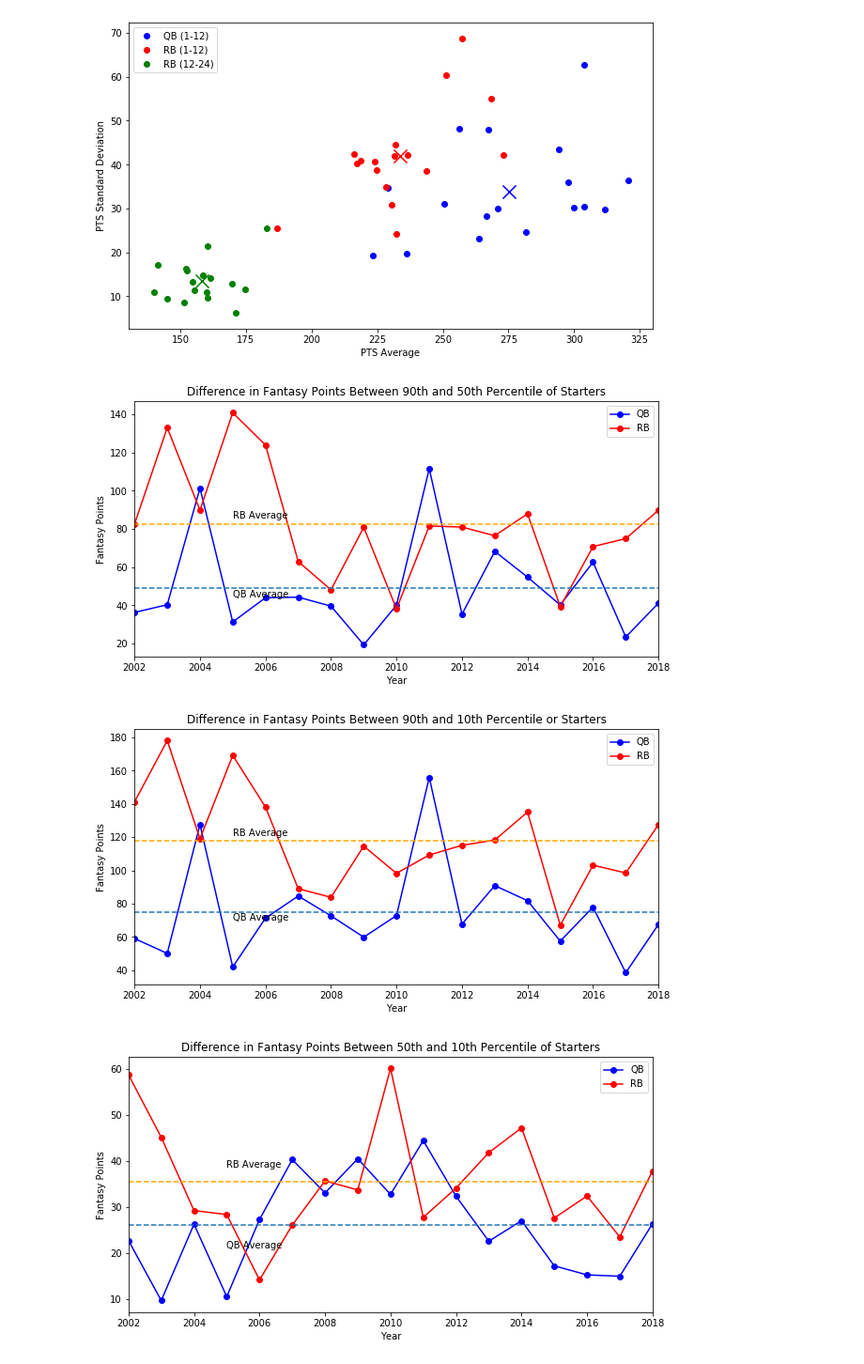
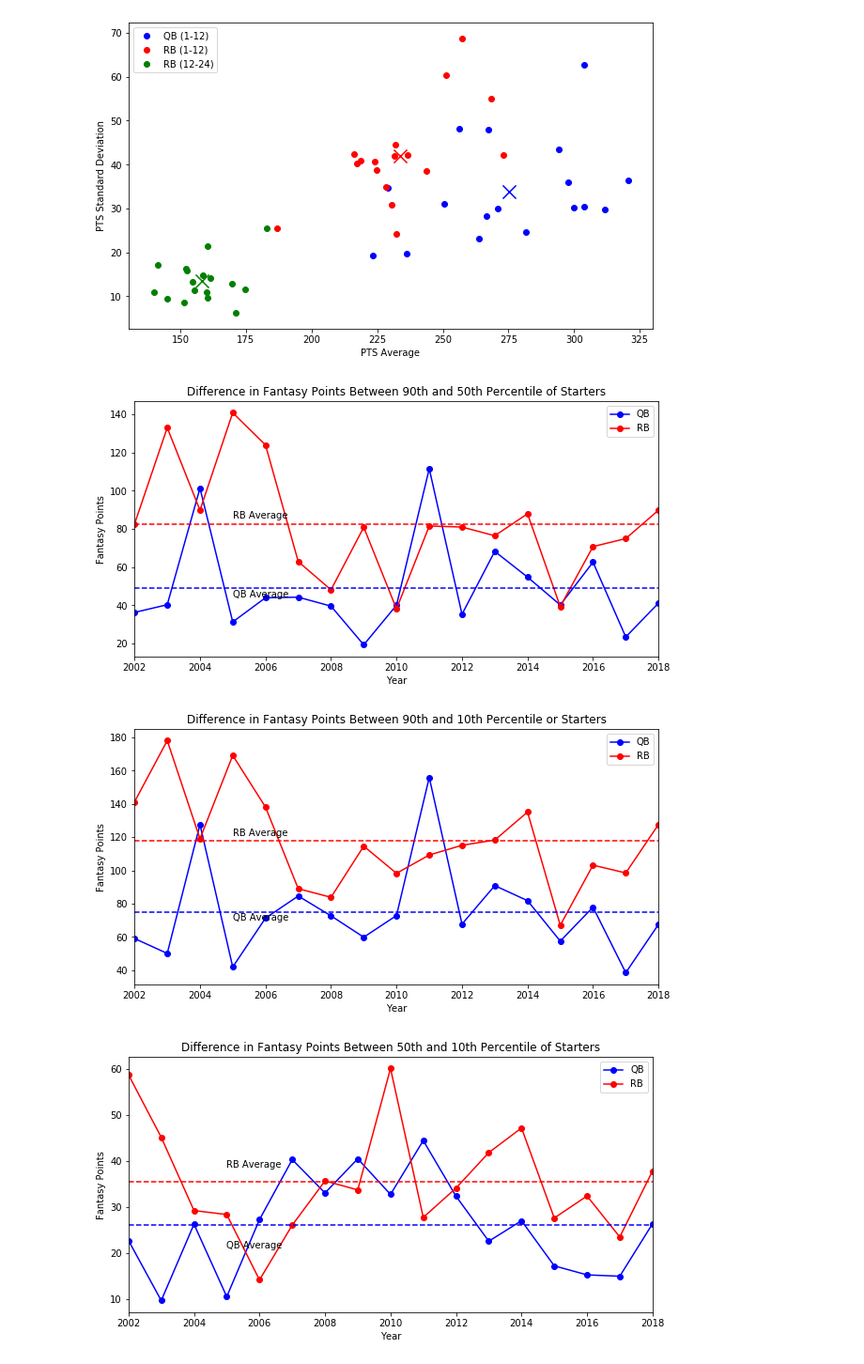
Before and after one commit to jlwalsh13/Capstone_1, a Jupyter notebook: ff_data_exploration.ipynb, the cells around one changed output. Shown at 94% size. Saved outputs shown, nothing was run; the diff lists cells and outputs as text; code cells hidden in the pictures.

```diff
--- a/ff_data_exploration.ipynb
+++ b/ff_data_exploration.ipynb
@@ -508,39 +508,39 @@ pctl_diff.index = range(2002, 2019)
 data2 = {'QB': QB_diff2, 'RB': RB_diff2}
 pctl_diff2 = pd.DataFrame(data2)
 pctl_diff2.index = range(2002, 2019)
 
 data3 = {'QB': QB_diff3, 'RB': RB_diff3}
 pctl_diff3 = pd.DataFrame(data3)
 pctl_diff3.index = range(2002, 2019)
 
 pctl_diff.plot(figsize=(10,5), marker='o', color=['blue', 'red'])
 plt.xlabel('Year')
 plt.ylabel('Fantasy Points')
 plt.title('Difference in Fantasy Points Between 90th and 50th Percentile of Starters')
-plt.axhline(np.mean(QB_diff), linestyle='--')
+plt.axhline(np.mean(QB_diff), color='blue', linestyle='--')
 plt.text(2005, np.mean(QB_diff)-5, 'QB Average')
-plt.axhline(np.mean(RB_diff), color='orange', linestyle='--')
+plt.axhline(np.mean(RB_diff), color='red', linestyle='--')
 plt.text(2005, np.mean(RB_diff)+3, 'RB Average')
 
 pctl_diff2.plot(figsize=(10,5), marker='o', color=['blue', 'red'])
 plt.xlabel('Year')
 plt.ylabel('Fantasy Points')
 plt.title('Difference in Fantasy Points Between 90th and 10th Percentile or Starters')
-plt.axhline(np.mean(QB_diff2), linestyle='--')
+plt.axhline(np.mean(QB_diff2), color='blue', linestyle='--')
 plt.text(2005, np.mean(QB_diff2)-5, 'QB Average')
-plt.axhline(np.mean(RB_diff2), color='orange', linestyle='--')
+plt.axhline(np.mean(RB_diff2), color='red', linestyle='--')
 plt.text(2005, np.mean(RB_diff2)+3, 'RB Average')
 
 pctl_diff3.plot(figsize=(10,5), marker='o', color=['blue', 'red'])
 plt.xlabel('Year')
 plt.ylabel('Fantasy Points')
 plt.title('Difference in Fantasy Points Between 50th and 10th Percentile of Starters')
-plt.axhline(np.mean(QB_diff3), linestyle='--')
+plt.axhline(np.mean(QB_diff3), color='blue', linestyle='--')
 plt.text(2005, np.mean(QB_diff3)-5, 'QB Average')
-plt.axhline(np.mean(RB_diff3), color='orange', linestyle='--')
+plt.axhline(np.mean(RB_diff3), color='red', linestyle='--')
 plt.text(2005, np.mean(RB_diff3)+3, 'RB Average')
 plt.show()
 # %% [output]
-[figure, old version]
+[figure, new version]
-[figure, old version]
+[figure, new version]
-[figure, old version]
+[figure, new version]
```
